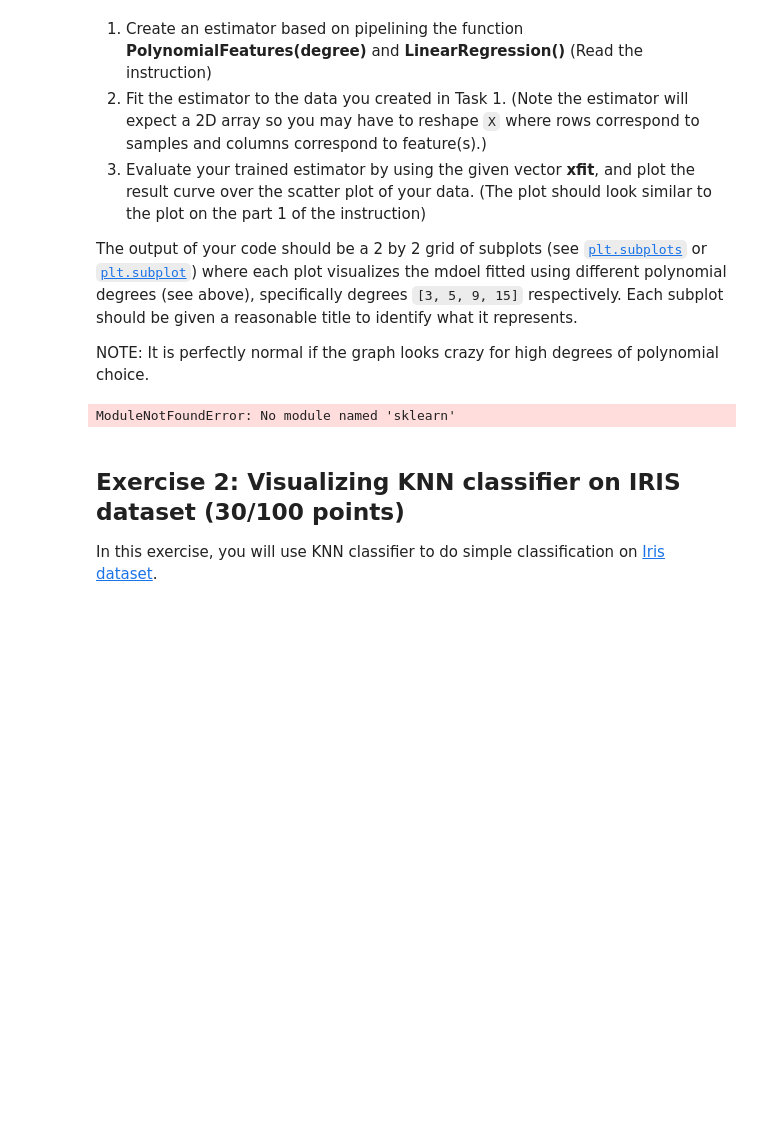
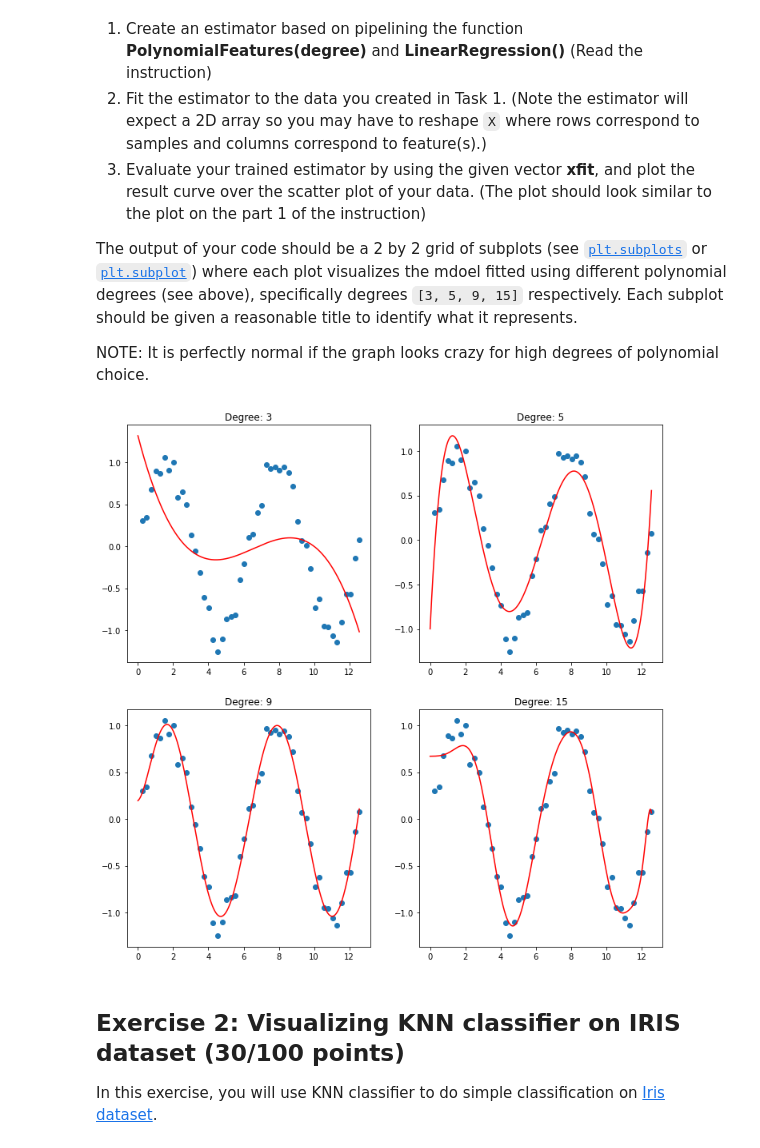
Before and after one commit to Rkothand/ECE-570-Artificial-Intelligence, a Jupyter notebook: Assignment-3/Assignment_03_Exercise.ipynb, the cells around one changed output. Saved outputs shown, nothing was run; the diff lists cells and outputs as text; code cells hidden in the pictures; blank space fills up the shorter version.

```diff
--- a/Assignment-3/Assignment_03_Exercise.ipynb
+++ b/Assignment-3/Assignment_03_Exercise.ipynb
@@ -75,33 +87,40 @@ NOTE: It is perfectly normal if the graph looks crazy for high degrees of polyno
 # %%
 from sklearn.linear_model import LinearRegression
 from sklearn.pipeline import make_pipeline
 from sklearn.preprocessing import PolynomialFeatures
 
 xfit = np.linspace(0, 4*np.pi, 1000)
 
 ####################         YOUR CODE         ####################
 degrees = [3,5,9,15]
 
-fig, subfig = plt.subplots(2, 2, figsize=(12, 8))
-
-for i in degrees:
+fig, ((subplt1,subplt2),(subplt3,subplt4)) = plt.subplots(2, 2, figsize=(12, 12))
+subplots = [subplt1,subplt2,subplt3,subplt4]
+# plt.title("linear regression of the noisy sin wave")
+for i in range(len(degrees)):
+  estimator= make_pipeline(PolynomialFeatures((degrees[i])), LinearRegression())
+  estimator.fit(vecX[:,np.newaxis],Yvals)
+  yfit = estimator.predict(xfit[:,np.newaxis])
+  subplots[i].plot(xfit,yfit,"r")
+  subplots[i].scatter(vecX,Yvals)
+  subplots[i].set_title(f"Degree: {degrees[i]}")
 
 
 
 
 
 
 
 
 
 
 
 
 ####################         END CODE          ####################
 
 plt.show()
 # %% [output]
-ModuleNotFoundError: No module named 'sklearn'
+[figure, added]
 # %% [markdown]
 ## Exercise 2: Visualizing KNN classifier on IRIS dataset (30/100 points)
 In this exercise, you will use KNN classifier to do simple classification on [Iris dataset](https://en.wikipedia.org/wiki/Iris_flower_data_set).
```
Also changed, not shown: parts of 5 cells of this notebook, 6 other files.
